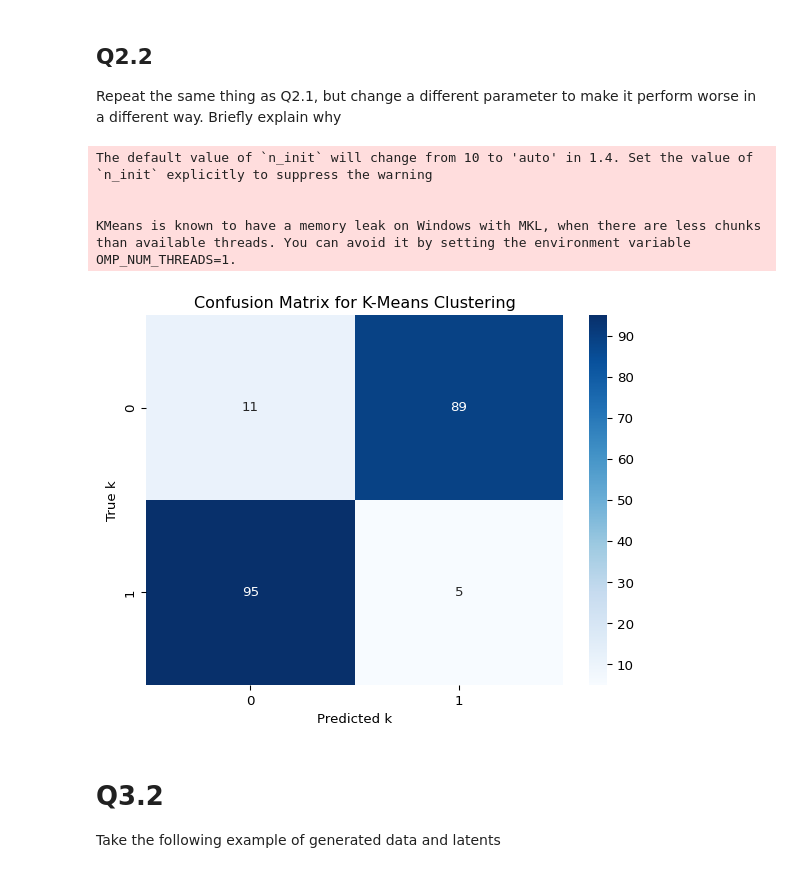
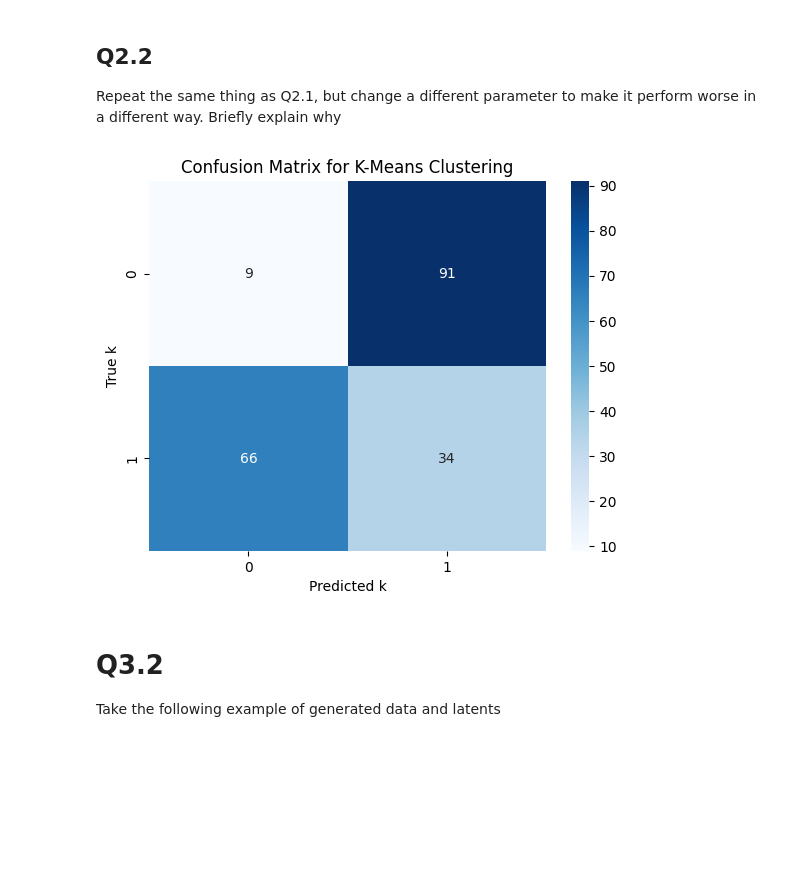
Before and after one commit to ubcecon/ECON526, a Jupyter notebook: problem_sets/problem_set_4.ipynb, the cells around one changed output. Saved outputs shown, nothing was run; the diff lists cells and outputs as text; code cells hidden in the pictures; blank space fills up the shorter version.

```diff
--- a/problem_sets/problem_set_4.ipynb
+++ b/problem_sets/problem_set_4.ipynb
@@ -117,28 +144,26 @@ it perform worse in a different way. Briefly explain why
 # %%
 # Modify this directly for your example
 mu_1 = np.array([0.0, 0.0]) # mean of k=1
 mu_2 = np.array([1.0, 1.0]) # mean of k=2
-sigma = np.array([[0.2, 0], [0, 0.2]]) # use same variance
+sigma = np.array([[2.0, 0], [0, 2.0]]) # use same variance
 N = 100 # observations
 X_1 = np.random.multivariate_normal(mu_1, sigma, N)
 X_2 = np.random.multivariate_normal(mu_2, sigma, N)
 df_1 = pd.DataFrame({"f1": X_1[:, 0], "f2": X_1[:, 1], "k": 1})
 df_2 = pd.DataFrame({"f1": X_2[:, 0], "f2": X_2[:, 1], "k": 2})
 df = pd.concat([df_1, df_2], ignore_index=True)
 kmeans = KMeans(n_clusters=2, random_state=0)
 df["k_hat"] = kmeans.fit_predict(df[["f1", "f2"]]) + 1
 cm = confusion_matrix(df["k"], df["k_hat"])
 sns.heatmap(cm, annot=True, cmap='Blues')
 plt.xlabel('Predicted k')
 plt.ylabel('True k')
 plt.title('Confusion Matrix for K-Means Clustering')
 plt.show()
+
+# I increased the variance to 2, causing the clusters to be more spread out and harder to separate, causing the confusion matrix to be less accurate.
 # %% [output]
-The default value of `n_init` will change from 10 to 'auto' in 1.4. Set the value of `n_init` explicitly to suppress the warning
-
-
-KMeans is known to have a memory leak on Windows with MKL, when there are less chunks than available threads. You can avoid it by setting the environment variable OMP_NUM_THREADS=1.
-[figure, old version]
+[figure, new version]
 # %% [markdown]
 # Q3.2
 
```
Also changed, not shown: parts of 20 cells of this notebook, 1 other file.
